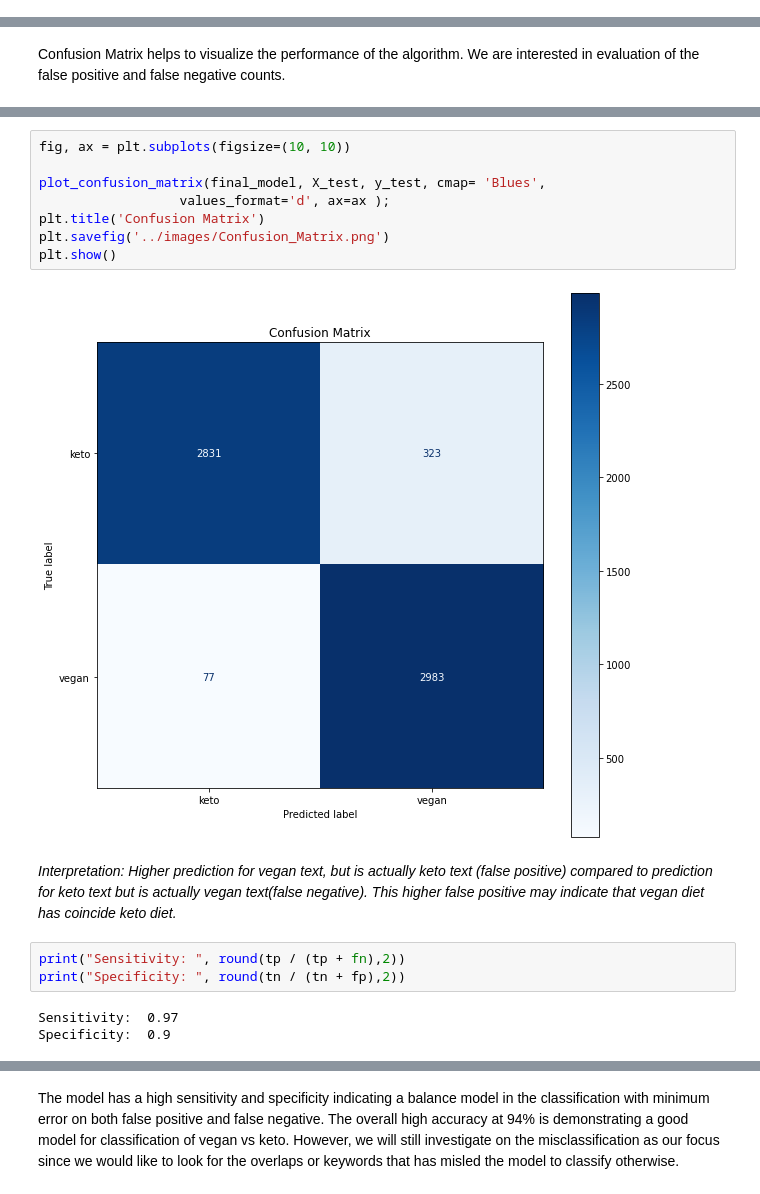
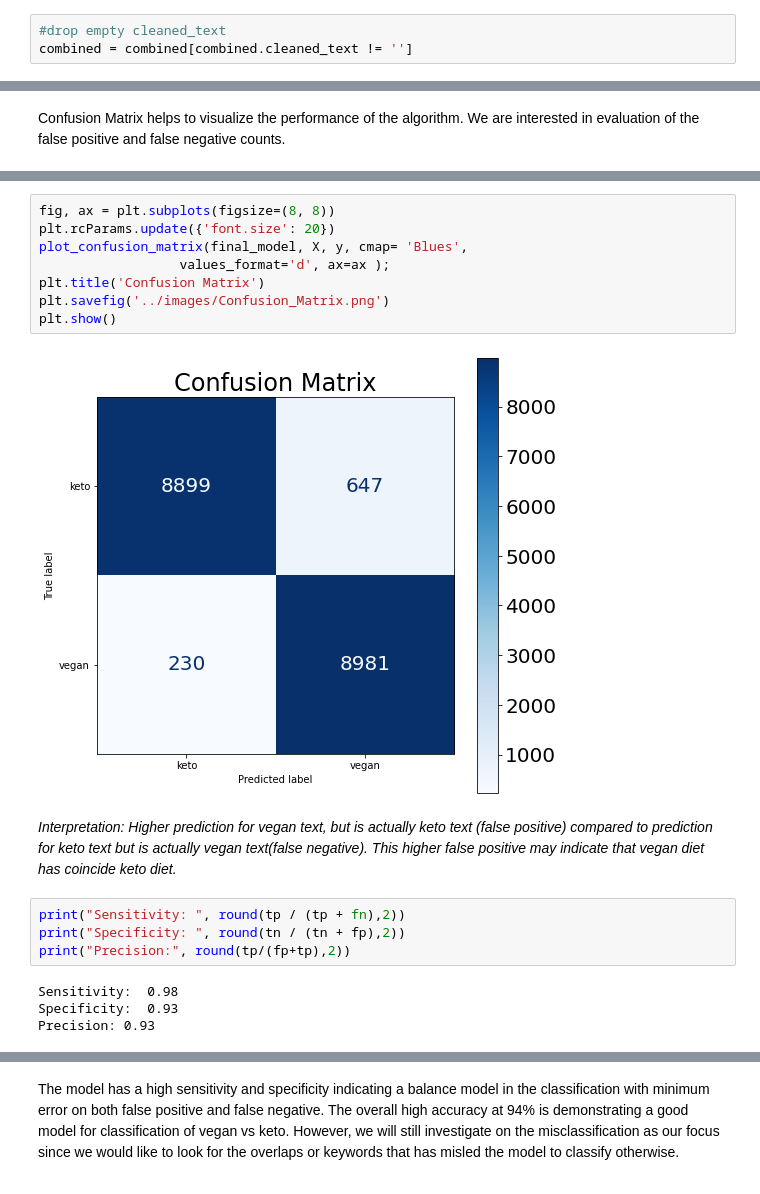
Before and after one commit to JeanLiew/Diet-Classification-Model, a Jupyter notebook: code/03_Preprocessing_and_Evaluation.ipynb, the cells around one changed output, grey strips where cells are left out. Drawn from its saved outputs; the diff is of its cells as text.

```diff
--- a/code/03_Preprocessing_and_Evaluation.ipynb
+++ b/code/03_Preprocessing_and_Evaluation.ipynb
@@ -115,6 +115,9 @@ day                      0
 text_word_count          0
 cleaned_text             0
 dtype: int64
+# %%
+#drop empty cleaned_text
+combined = combined[combined.cleaned_text != '']
 # %% [markdown]
 ### Modelling
 # %% [markdown]
@@ -356,21 +359,23 @@ True Positives: 2983
 # %%
-fig, ax = plt.subplots(figsize=(10, 10))
-
-plot_confusion_matrix(final_model, X_test, y_test, cmap= 'Blues',
+fig, ax = plt.subplots(figsize=(8, 8))
+plt.rcParams.update({'font.size': 20})
+plot_confusion_matrix(final_model, X, y, cmap= 'Blues',
                   values_format='d', ax=ax );
 plt.title('Confusion Matrix')
 plt.savefig('../images/Confusion_Matrix.png')
 plt.show()
 # %% [output]
-[figure, old version]
+[figure, new version]
 # %% [markdown]
 *Interpretation: Higher prediction for vegan text, but is actually keto text (false positive) compared to prediction for keto text but is actually vegan text(false negative). This higher false positive may indicate that vegan diet has coincide keto diet.*
 # %%
 print("Sensitivity: ", round(tp / (tp + fn),2))
 print("Specificity: ", round(tn / (tn + fp),2))
+print("Precision:", round(tp/(fp+tp),2))
 # %% [output]
-Sensitivity:  0.97
-Specificity:  0.9
+Sensitivity:  0.98
+Specificity:  0.93
+Precision: 0.93
 # %%
 print("Accuracy: ", round((tn + tp) / (tn + fp + tp + fn),2))
 print("Misclassification: ", round((1-(tn + tp) / (tn + fp + tp + fn)),2))
```
Also changed, not shown: parts of 29 cells of this notebook, 2 other files.
